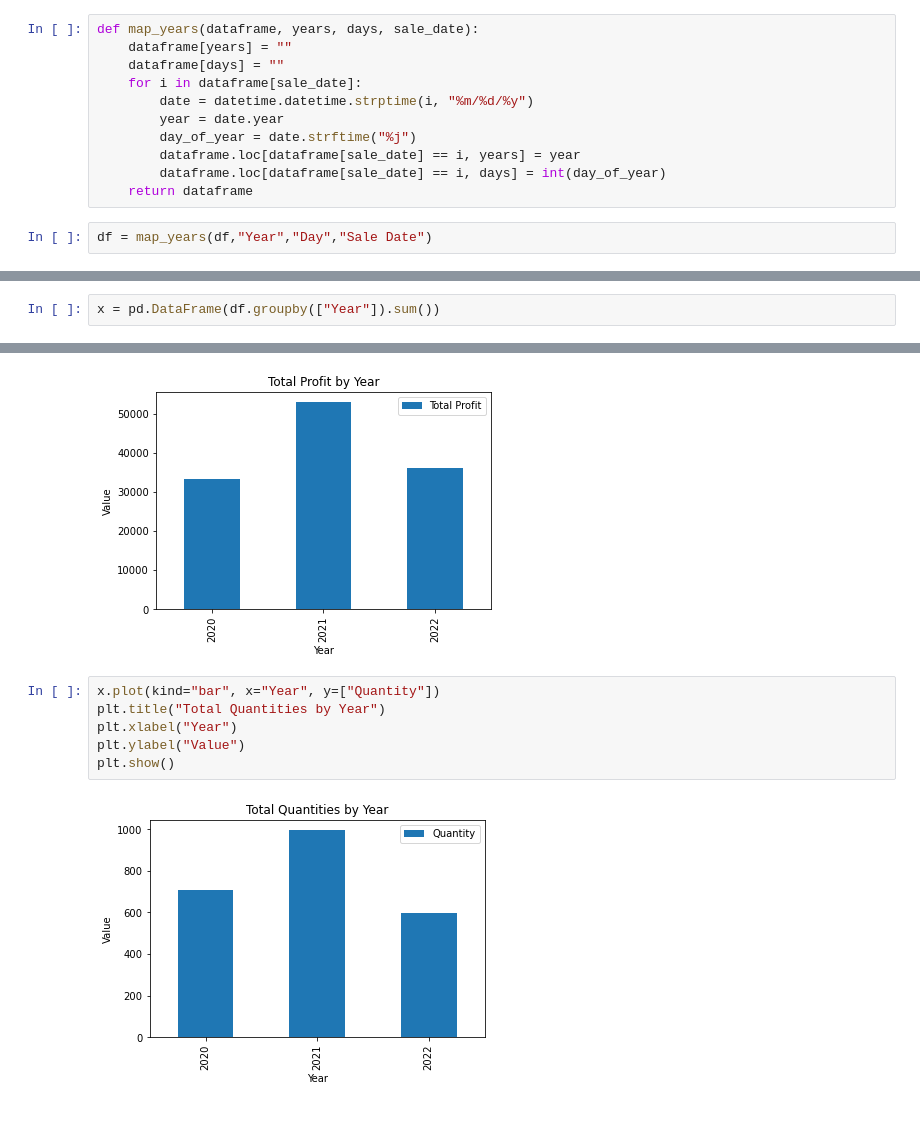
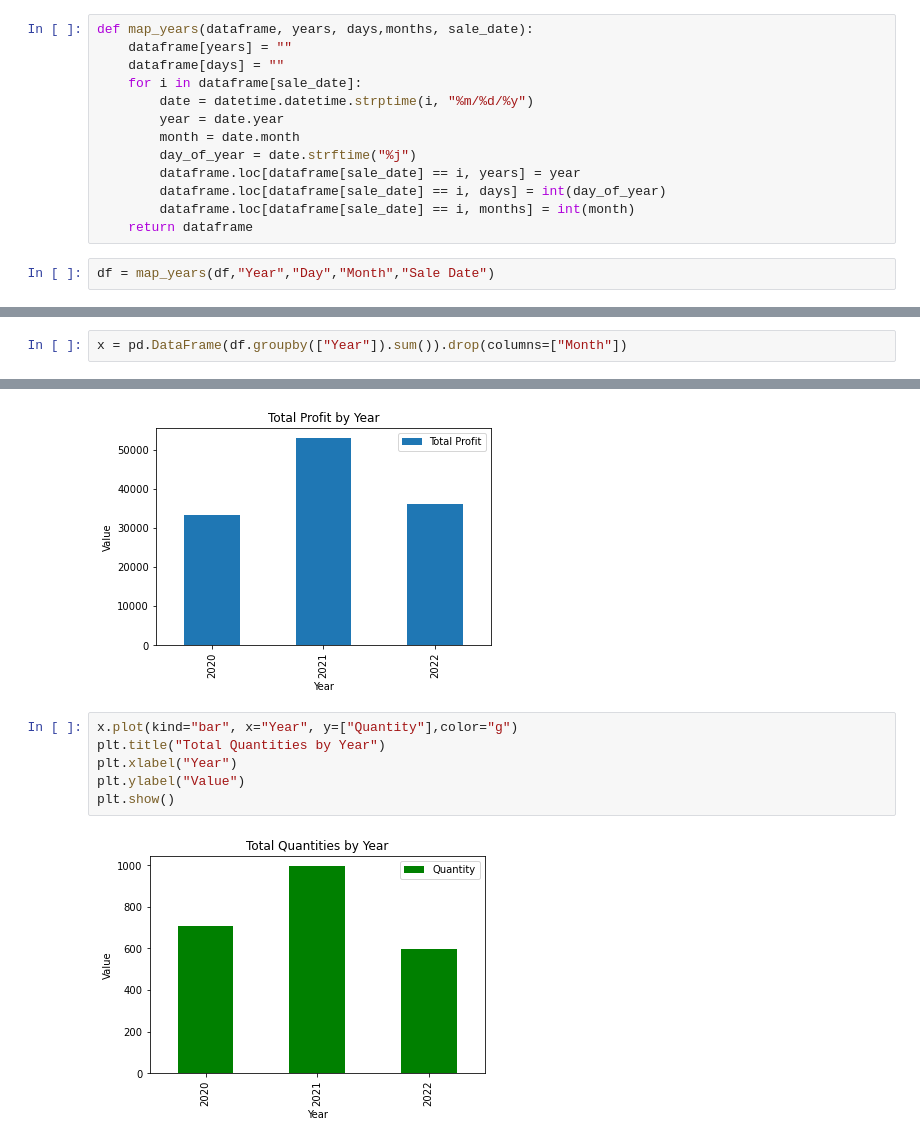
Before and after one commit to mustafabayrak0/Etsy, a Jupyter notebook: Notebooks/Extras.ipynb, the cells around one changed output, grey strips where cells are left out. Cells and saved outputs as stored; diff of their text form.

```diff
--- a/Notebooks/Extras.ipynb
+++ b/Notebooks/Extras.ipynb
@@ -24,18 +24,20 @@ df.head(2)
 | 0 | 12/31/20 | 1 | 44.67 | 11.17 |
 | 1 | 12/31/20 | 1 | 52.00 | 13.00 |
 # %%
-def map_years(dataframe, years, days, sale_date):
+def map_years(dataframe, years, days,months, sale_date):
     dataframe[years] = ""
     dataframe[days] = ""
     for i in dataframe[sale_date]:
         date = datetime.datetime.strptime(i, "%m/%d/%y")
         year = date.year
+        month = date.month
         day_of_year = date.strftime("%j")
         dataframe.loc[dataframe[sale_date] == i, years] = year
         dataframe.loc[dataframe[sale_date] == i, days] = int(day_of_year)
+        dataframe.loc[dataframe[sale_date] == i, months] = int(month)
     return dataframe
 # %%
-df = map_years(df,"Year","Day","Sale Date")
+df = map_years(df,"Year","Day","Month","Sale Date")
 # %%
 df.head(2)
 # %% [output]
@@ -45,5 +47,5 @@ df.head(2)
 # %%
-x = pd.DataFrame(df.groupby(["Year"]).sum())
+x = pd.DataFrame(df.groupby(["Year"]).sum()).drop(columns=["Month"])
 # %%
 x["Total Profit"] = x["Price"] - x["Discount Amount"]
 # %%
@@ -65,10 +67,10 @@ plt.show()
 # %% [output]
 [figure]
 # %%
-x.plot(kind="bar", x="Year", y=["Quantity"])
+x.plot(kind="bar", x="Year", y=["Quantity"],color="g")
 plt.title("Total Quantities by Year")
 plt.xlabel("Year")
 plt.ylabel("Value")
 plt.show()
 # %% [output]
-[figure, old version]
+[figure, new version]
```
Also changed, not shown: parts of 4 cells of this notebook.
